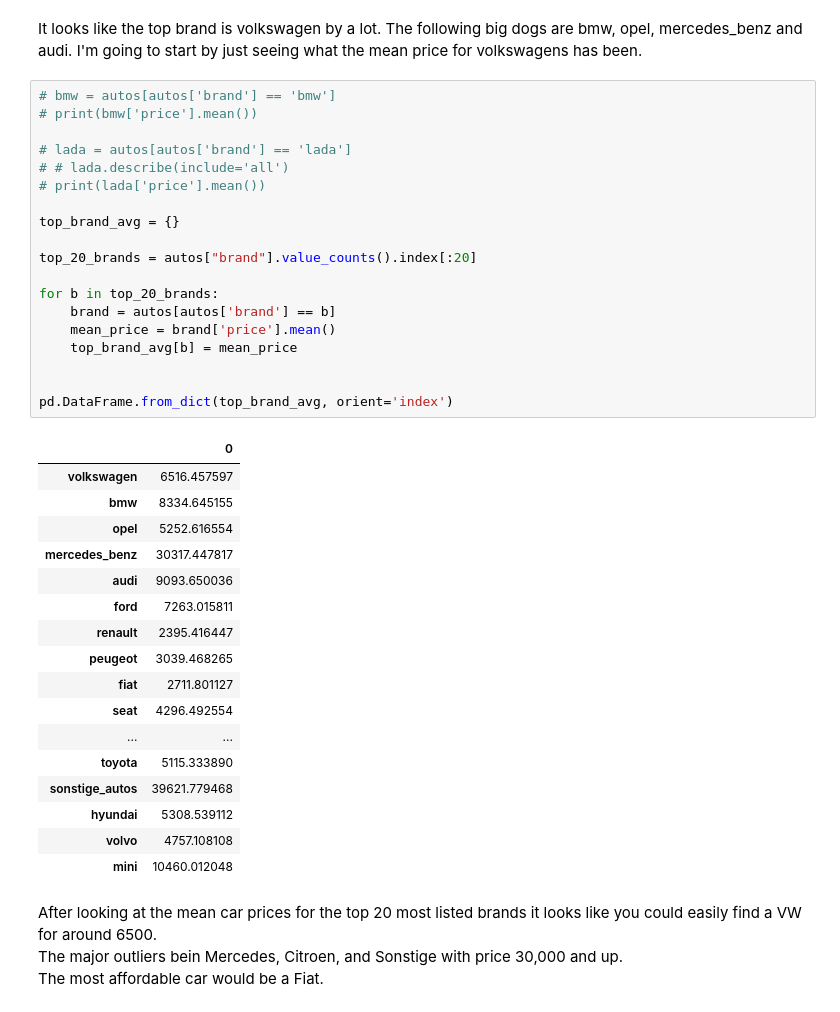
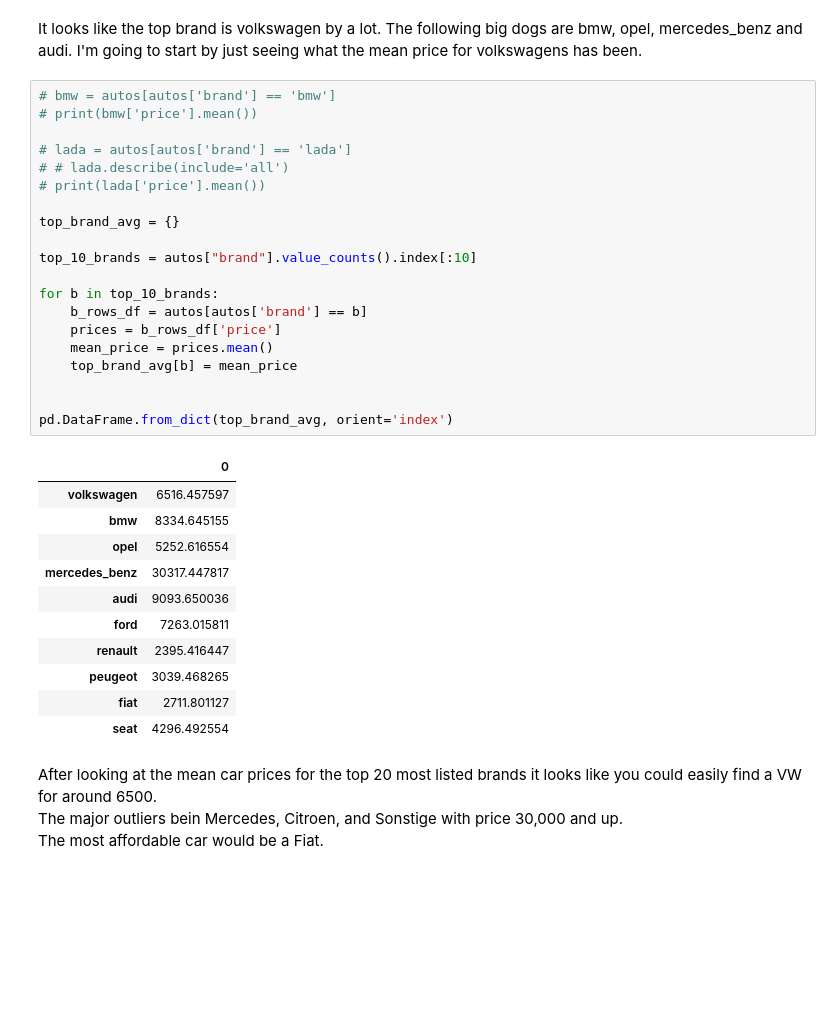
Before and after one commit to capncrockett/Dataquest, a Jupyter notebook: eBay Car Sales/ebay_car_sales.ipynb, the cells around one changed output. Saved outputs shown, nothing was run; the diff lists cells and outputs as text; blank space fills up the shorter version.

Commit message:
Work the mean_prices a little more.

```diff
--- a/eBay Car Sales/ebay_car_sales.ipynb
+++ b/eBay Car Sales/ebay_car_sales.ipynb
@@ -476,40 +476,35 @@ It looks like the top brand is volkswagen by a lot. The following big dogs are b
 # %%
 # bmw = autos[autos['brand'] == 'bmw']
 # print(bmw['price'].mean())
 
 # lada = autos[autos['brand'] == 'lada']
 # # lada.describe(include='all')
 # print(lada['price'].mean())
 
 top_brand_avg = {}
 
-top_20_brands = autos["brand"].value_counts().index[:20]
+top_10_brands = autos["brand"].value_counts().index[:10]
 
-for b in top_20_brands:
-    brand = autos[autos['brand'] == b]
-    mean_price = brand['price'].mean()
+for b in top_10_brands:
+    b_rows_df = autos[autos['brand'] == b]
+    prices = b_rows_df['price']
+    mean_price = prices.mean()
     top_brand_avg[b] = mean_price
 
 
 pd.DataFrame.from_dict(top_brand_avg, orient='index')
 # %% [output]
 |  | 0 |
 | volkswagen | 6516.457597 |
 | bmw | 8334.645155 |
 | opel | 5252.616554 |
 | mercedes_benz | 30317.447817 |
 | audi | 9093.650036 |
 | ford | 7263.015811 |
 | renault | 2395.416447 |
 | peugeot | 3039.468265 |
 | fiat | 2711.801127 |
 | seat | 4296.492554 |
-| ... | ... |
-| toyota | 5115.333890 |
-| sonstige_autos | 39621.779468 |
-| hyundai | 5308.539112 |
-| volvo | 4757.108108 |
-| mini | 10460.012048 |
 # %% [markdown]
 After looking at the mean car prices for the top 20 most listed brands it looks like you could easily find a VW for around 6500.
 The major outliers bein Mercedes, Citroen, and Sonstige with price 30,000 and up.
```
